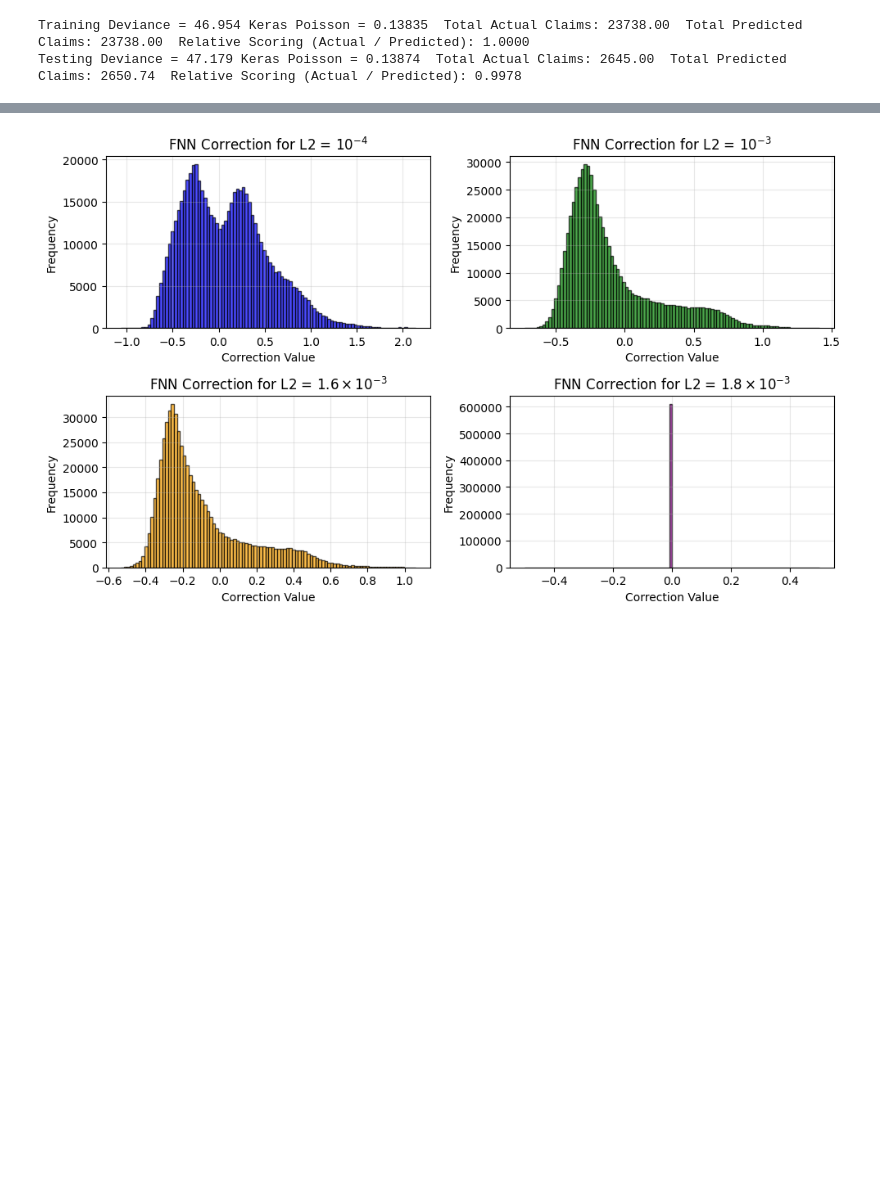
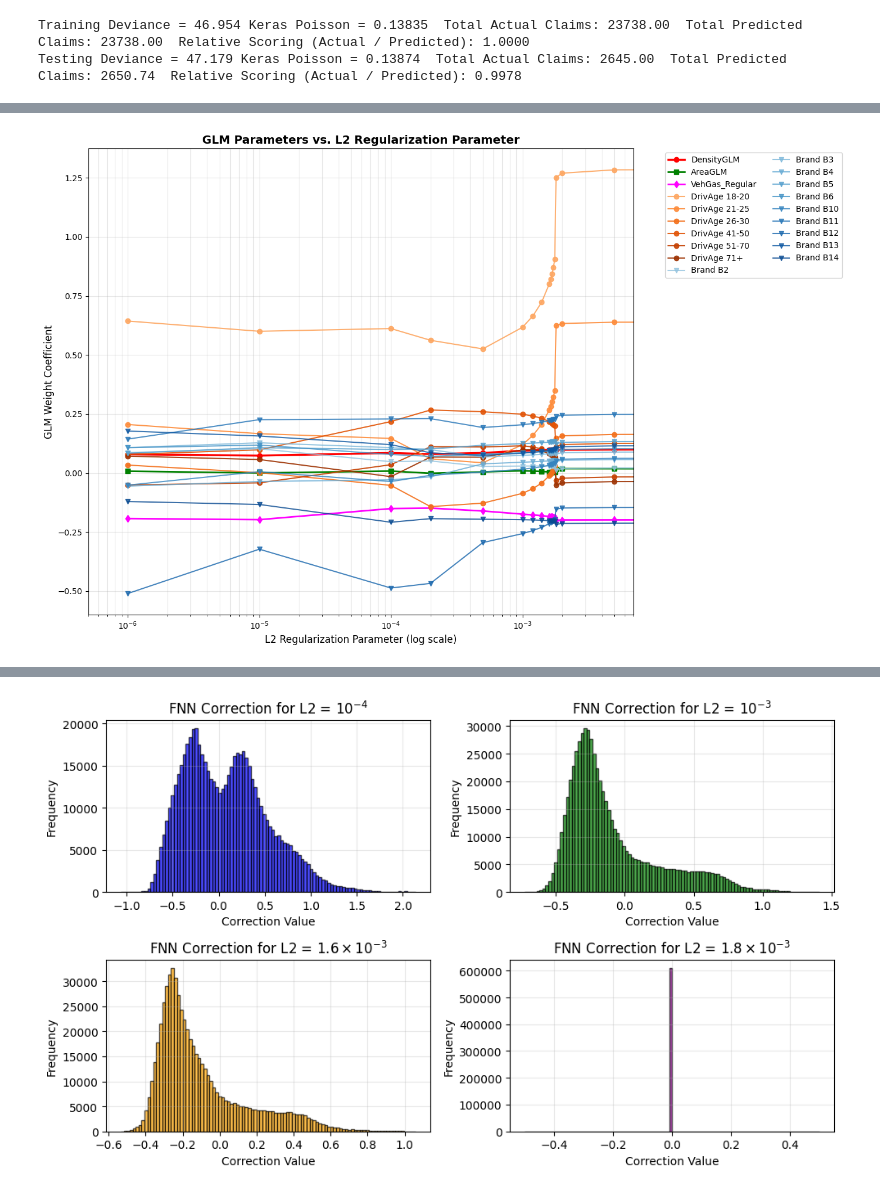
Before and after one commit to leovt/glm-nn-regularized, a Jupyter notebook: notebooks/project.ipynb, the cells around one changed output, grey strips where cells are left out. Drawn from its saved outputs; the diff is of its cells as text; code cells hidden in the pictures; blank space fills up the shorter version.

```diff
--- a/notebooks/project.ipynb
+++ b/notebooks/project.ipynb
@@ -1372,0 +1319,78 @@ plt.show()
+# %%
+import matplotlib.pyplot as plt
+import numpy as np
+import pandas as pd
+
+# Filter model_list to get the regularized GLM-NN (rglnn) models
+rglnn_models = [
+    m for m in model_list
+    if getattr(m, 'name', None) == 'rglnn'
+    and hasattr(m, 'model')
+]
+
+keras_columns = mtpl.training_data_1h.columns.tolist()
+
+# Grouping and finding indices
+age_columns = [col for col in keras_columns if col.startswith('DrivAgeGLM_')]
+brand_columns = [col for col in keras_columns if col.startswith('VehBrand_')]
+
+density_idx = keras_columns.index('DensityGLM')
+area_idx = keras_columns.index('AreaGLM')
+gas_idx = keras_columns.index('VehGas_Regular')
+age_indices = {col: keras_columns.index(col) for col in age_columns}
+brand_indices = {col: keras_columns.index(col) for col in brand_columns}
+
+param_history = []
+
+for m in rglnn_models:
+    reg_val = float(m.regularizer)
+    glm_layer = m.model.get_layer('glm_linear_predictor')
+    weights, bias = glm_layer.get_weights()
+
+    entry = {
+        'lambda': reg_val,
+        'Intercept': bias[0],
+        'DensityGLM': weights[density_idx, 0],
+        'AreaGLM': weights[area_idx, 0],
+        'VehGas_Regular': weights[gas_idx, 0]
+    }
+    for col, idx in age_indices.items():
+        entry[col] = weights[idx, 0]
+    for col, idx in brand_indices.items():
+        entry[col] = weights[idx, 0]
+    param_history.append(entry)
+
+df_params = pd.DataFrame(param_history).sort_values('lambda')
+non_zero_df = df_params[df_params['lambda'] > 0]
+
+plt.figure(figsize=(14, 9))
+
+# 1. Distinct standalone variables
+#plt.plot(non_zero_df['lambda'], non_zero_df['Intercept'], 'o-', label='Intercept', color='black', linewidth=2.5)
+plt.plot(non_zero_df['lambda'], non_zero_df['DensityGLM'], 'o-', label='DensityGLM', color='red', linewidth=2.5)
+plt.plot(non_zero_df['lambda'], non_zero_df['AreaGLM'], 's-', label='AreaGLM', color='green', linewidth=2.0)
+plt.plot(non_zero_df['lambda'], non_zero_df['VehGas_Regular'], 'd-', label='VehGas_Regular', color='magenta', linewidth=2.0)
+
+# 2. Driver Age Category Trajectories (Shades of Orange/Red/Gold)
+age_colors = plt.cm.Oranges(np.linspace(0.4, 0.9, len(age_columns)))
+for i, col in enumerate(age_columns):
+    label_name = col.replace('DrivAgeGLM_', 'DrivAge ')
+    plt.plot(non_zero_df['lambda'], non_zero_df[col], 'o-', label=label_name, color=age_colors[i], alpha=0.9)
+
+# 3. Vehicle Brand Category Trajectories (Shades of Blue/Cyan)
+brand_colors = plt.cm.Blues(np.linspace(0.4, 0.9, len(brand_columns)))
+for i, col in enumerate(brand_columns):
+    label_name = col.replace('VehBrand_', 'Brand ')
+    plt.plot(non_zero_df['lambda'], non_zero_df[col], 'v-', label=label_name, color=brand_colors[i], alpha=0.8)
+
+plt.xscale('log')
+plt.xlim(5e-7,7e-3)
+plt.xlabel('L2 Regularization Parameter (log scale)', fontsize=12)
+plt.ylabel('GLM Weight Coefficient', fontsize=12)
+plt.title('GLM Parameters vs. L2 Regularization Parameter', fontsize=14, fontweight='bold')
+plt.legend(bbox_to_anchor=(1.05, 1), loc='upper left', ncol=2)
+plt.grid(True, which="both", ls="-", alpha=0.3)
+plt.tight_layout()
+plt.show()
+# %% [output]
+[figure, added]
```
Also changed, not shown: parts of 26 cells of this notebook.
